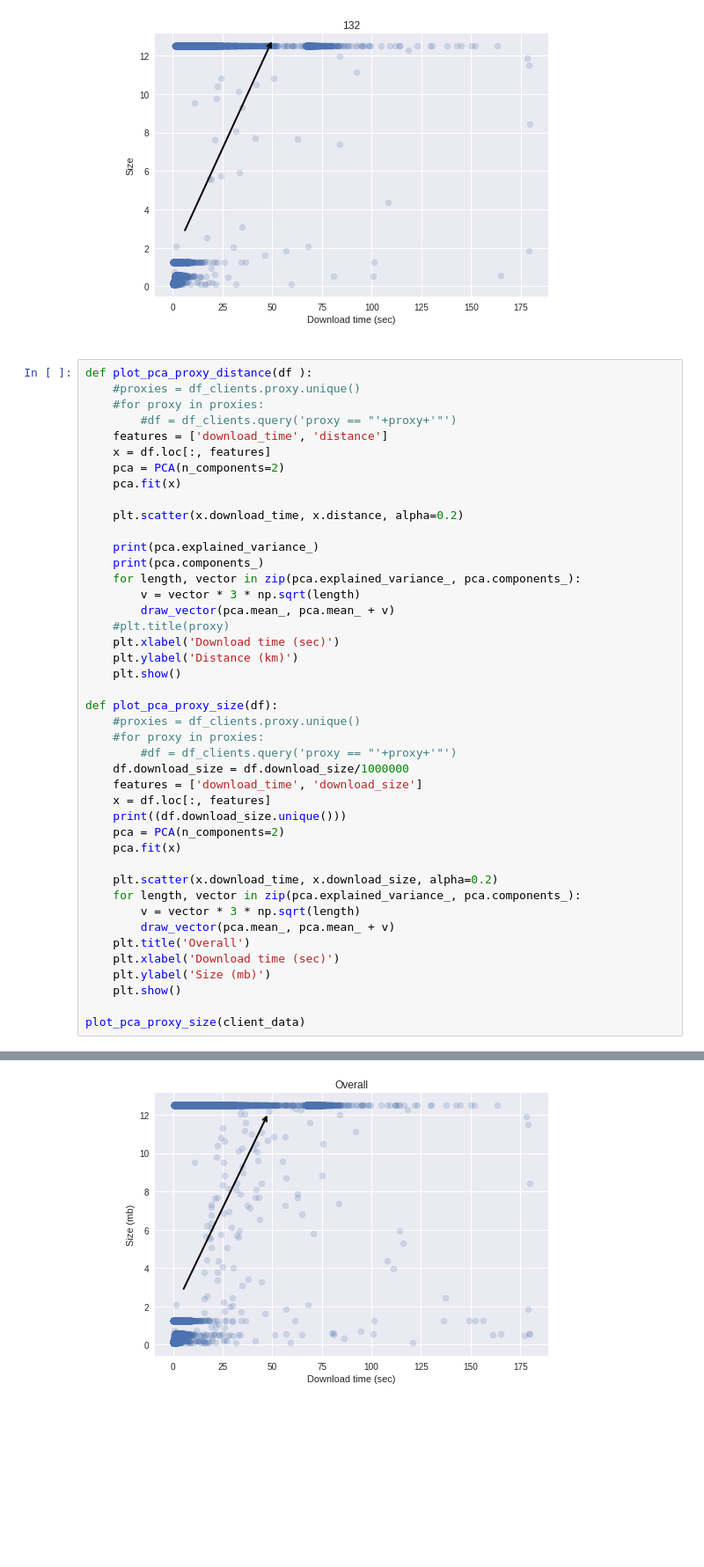
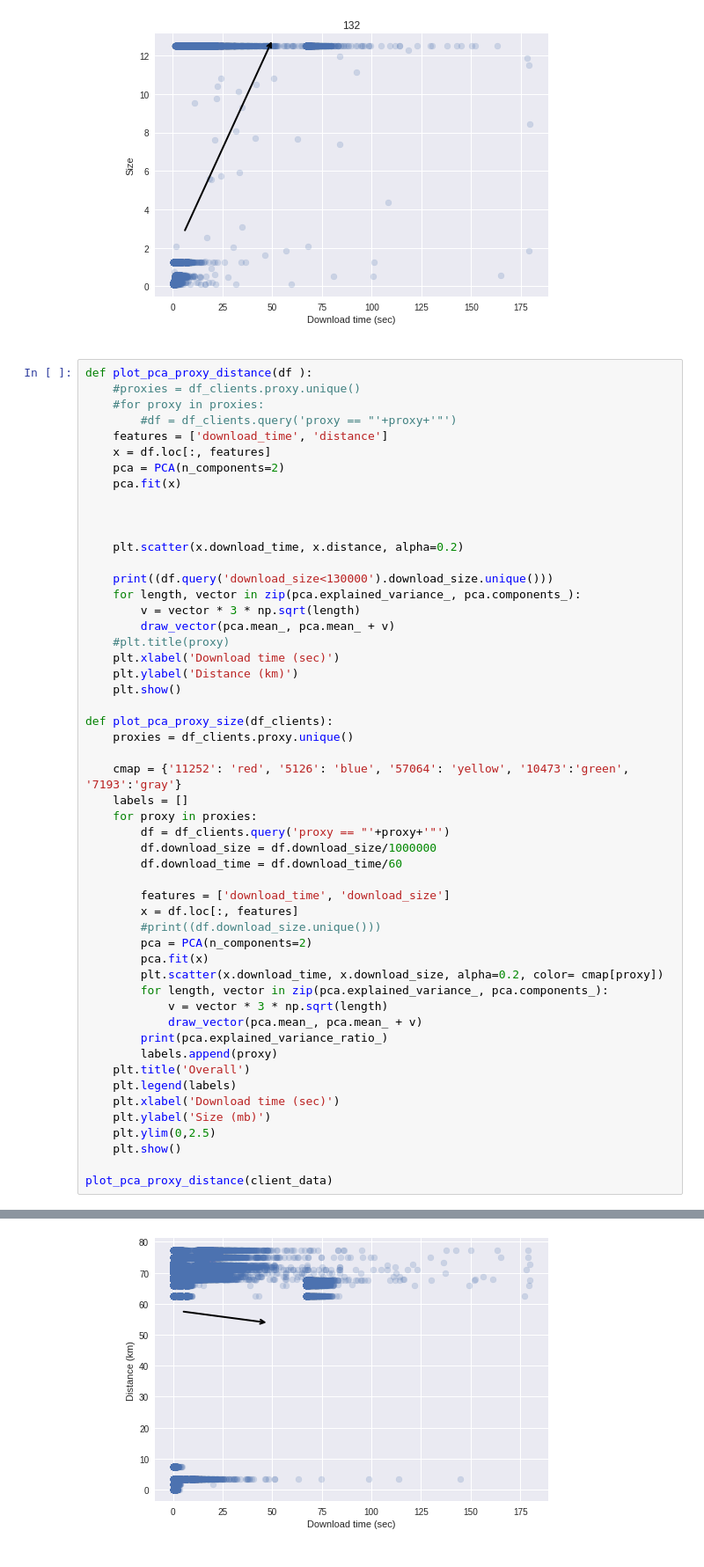
Before and after one commit to khulan8824/proxyTest, a Jupyter notebook: clientLogs.ipynb, the cells around one changed output, grey strips where cells are left out. Shown at 88% size. Cells and saved outputs as stored; diff of their text form; blank space fills up the shorter version.

Commit message:
New plots with randomized selection

```diff
--- a/clientLogs.ipynb
+++ b/clientLogs.ipynb
@@ -172,10 +181,11 @@ def plot_pca_proxy_distance(df ):
     pca = PCA(n_components=2)
     pca.fit(x)
 
+
+
     plt.scatter(x.download_time, x.distance, alpha=0.2)
 
-    print(pca.explained_variance_)
-    print(pca.components_)
+    print((df.query('download_size<130000').download_size.unique()))
     for length, vector in zip(pca.explained_variance_, pca.components_):
         v = vector * 3 * np.sqrt(length)
         draw_vector(pca.mean_, pca.mean_ + v)
@@ -184,25 +194,33 @@ def plot_pca_proxy_distance(df ):
     plt.ylabel('Distance (km)')
     plt.show()
 
-def plot_pca_proxy_size(df):
-    #proxies = df_clients.proxy.unique()
-    #for proxy in proxies:
-        #df = df_clients.query('proxy == "'+proxy+'"')
-    df.download_size = df.download_size/1000000
-    features = ['download_time', 'download_size']
-    x = df.loc[:, features]
-    print((df.download_size.unique()))
-    pca = PCA(n_components=2)
-    pca.fit(x)
+def plot_pca_proxy_size(df_clients):
+    proxies = df_clients.proxy.unique()
 
-    plt.scatter(x.download_time, x.download_size, alpha=0.2)
-    for length, vector in zip(pca.explained_variance_, pca.components_):
-        v = vector * 3 * np.sqrt(length)
-        draw_vector(pca.mean_, pca.mean_ + v)
+    cmap = {'11252': 'red', '5126': 'blue', '57064': 'yellow', '10473':'green', '7193':'gray'}
+    labels = []
+    for proxy in proxies:
+        df = df_clients.query('proxy == "'+proxy+'"')
+        df.download_size = df.download_size/1000000
+        df.download_time = df.download_time/60
+
+        features = ['download_time', 'download_size']
+        x = df.loc[:, features]
+        #print((df.download_size.unique()))
+        pca = PCA(n_components=2)
+        pca.fit(x)
+        plt.scatter(x.download_time, x.download_size, alpha=0.2, color= cmap[proxy])
+        for length, vector in zip(pca.explained_variance_, pca.components_):
+            v = vector * 3 * np.sqrt(length)
+            draw_vector(pca.mean_, pca.mean_ + v)
+        print(pca.explained_variance_ratio_)
+        labels.append(proxy)
     plt.title('Overall')
+    plt.legend(labels)
     plt.xlabel('Download time (sec)')
     plt.ylabel('Size (mb)')
+    plt.ylim(0,2.5)
     plt.show()
 
-plot_pca_proxy_size(client_data)
+plot_pca_proxy_distance(client_data)
 # %% [output]
@@ -210,4 +228,4 @@ plot_pca_proxy_size(client_data)
-[figure, old version]
+[figure, new version]
 # %%
 def getECDF(df, var):
     """Helper function that caclulates the ECDF of a dataframe"""
```
Also changed, not shown: parts of 13 cells of this notebook.
